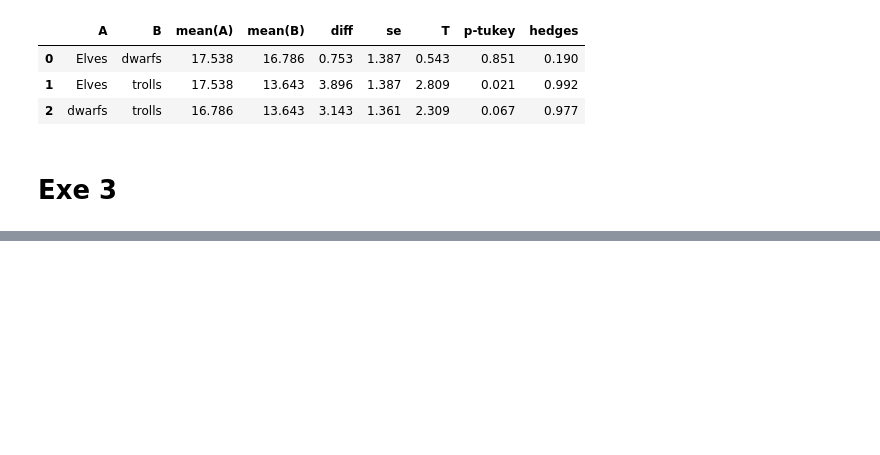
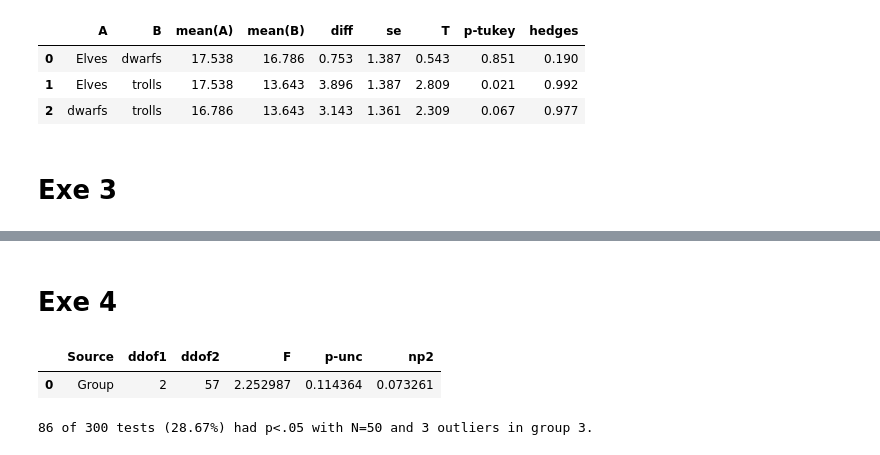
Before and after one commit to akankshazc/modern_statistics_book, a Jupyter notebook: chapter_14_anova_exe.ipynb, the cells around one changed output, grey strips where cells are left out. Drawn from its saved outputs; the diff is of its cells as text; code cells hidden in the pictures; blank space fills up the shorter version.

```diff
--- a/chapter_14_anova_exe.ipynb
+++ b/chapter_14_anova_exe.ipynb
@@ -234,0 +235,25 @@ t^2 = 13.812
+# %% [markdown]
+# Exe 4
+# %%
+# data parameters
+
+# sample size
+N = 20
+
+## simulate the data
+data = np.random.normal(0,1,size=3*N)
+
+# replace the final two data points with outliers (fixed to 10)
+data[-2:] = 10
+
+# group labels
+groups = ['1']*N + ['2']*N + ['3']*N
+
+# convert to a pandas dataframe
+df = pd.DataFrame({'TheData':data,'Group':groups})
+
+# run an ANOVA
+pg.anova(data=df,dv='TheData',between='Group')
+# %% [output]
+|  | Source | ddof1 | ddof2 | F | p-unc | np2 |
+| 0 | Group | 2 | 57 | 2.252987 | 0.114364 | 0.073261 |
@@ -234,0 +287,5 @@ t^2 = 13.812
+# %%
+# print the results
+print(f'{isSig} of {nTests} tests ({isSig*100/nTests:.2f}%) had p<.05 with N={N} and {nOutliers} outliers in group 3.')
+# %% [output]
+86 of 300 tests (28.67%) had p<.05 with N=50 and 3 outliers in group 3.
```
Also changed, not shown: parts of 4 cells of this notebook.
